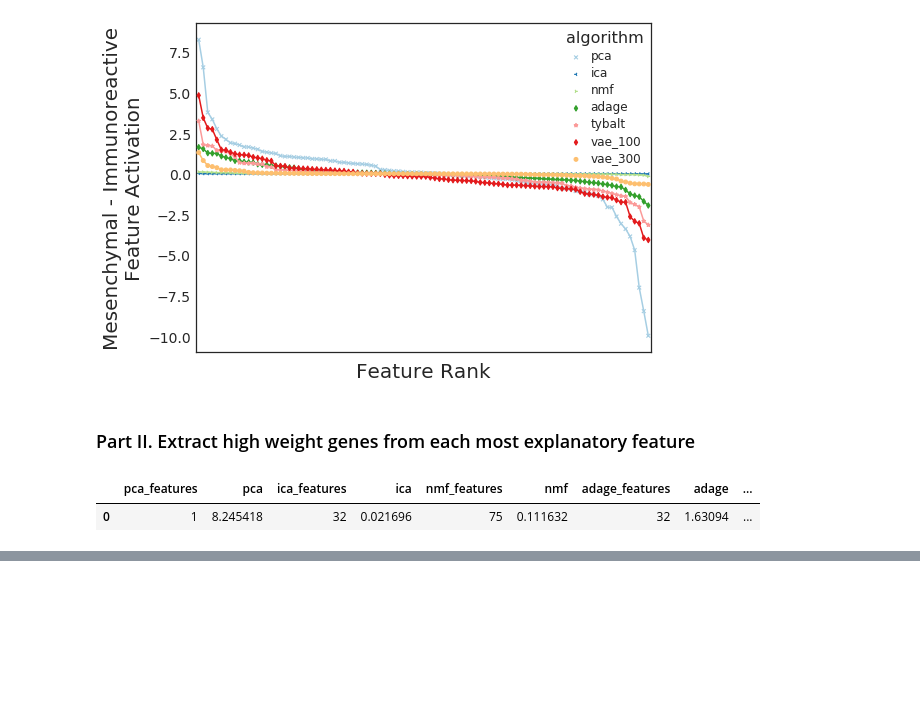
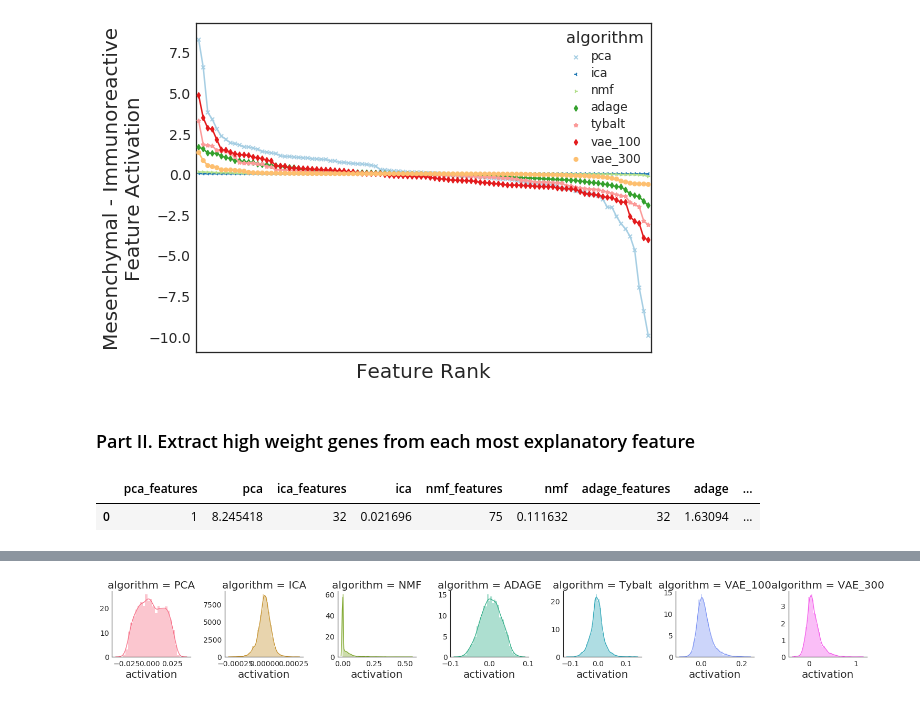
Before and after one commit to greenelab/vae_pancancer, a Jupyter notebook: latent_space_comparison.ipynb, the cells around one changed output, grey strips where cells are left out. Cells and saved outputs as stored; diff of their text form; code cells hidden in the pictures; blank space fills up the shorter version.

Commit message:
address reviewer comments
main change is the addition of a feature distribution plot

```diff
--- a/latent_space_comparison.ipynb
+++ b/latent_space_comparison.ipynb
@@ -94,7 +94,7 @@ def ov_subtraction(ov_mean_df, subtype_tuple, algorithm):
     ov_mean_df - DataFrame indicating the mean vector representation of ovarian cancer subtypes
     subtype_tuple - a tuple storing two strings indicating the subtraction to perform
                     select two: 'Mesenchymal', 'Proliferative', 'Immunoreactive', or 'Differentated'
-    algorithm - a string indicating the algorithm used. Will form the c
+    algorithm - a string indicating the algorithm used. Will form the column names in the output
 
     Output:
     A ranking of encoded feature differences
@@ -275,11 +292,25 @@ tybalt_node = latent_space_df.loc[0, 'tybalt_features']
 vae_100_node = latent_space_df.loc[0, 'vae_100_features']
 vae_300_node = latent_space_df.loc[0, 'vae_300_features']
 
-# Output the high weight genes
-pca_genes = get_high_weight_genes(pca_feature_df, pca_node, output_file=pca_out_genes)
-ica_genes = get_high_weight_genes(ica_feature_df, ica_node, output_file=ica_out_genes)
-nmf_genes = get_high_weight_genes(nmf_feature_df, nmf_node, output_file=nmf_out_genes)
-adage_genes = get_high_weight_genes(adage_feature_df, adage_node, output_file=adage_out_genes)
-tybalt_genes = get_high_weight_genes(tybalt_feature_df, tybalt_node, output_file=tybalt_out_genes)
-vae_100_genes = get_high_weight_genes(vae_tl_feature_df, vae_100_node, output_file=vae_100_out_genes)
-vae_300_genes = get_high_weight_genes(vae_tl300_feature_df, vae_300_node, output_file=vae_300_out_genes)
+# For this analysis, only output the positive high weight genes
+pca_genes = get_high_weight_genes(pca_feature_df, pca_node, algorithm='PCA',
+                                  output_file=pca_out_genes)
+ica_genes = get_high_weight_genes(ica_feature_df, ica_node, algorithm='ICA',
+                                  output_file=ica_out_genes)
+nmf_genes = get_high_weight_genes(nmf_feature_df, nmf_node, algorithm='NMF',
+                                  output_file=nmf_out_genes)
+adage_genes = get_high_weight_genes(adage_feature_df, adage_node, algorithm='ADAGE',
+                                    output_file=adage_out_genes)
+tybalt_genes = get_high_weight_genes(tybalt_feature_df, tybalt_node, algorithm='Tybalt',
+                                     output_file=tybalt_out_genes)
+vae_100_genes = get_high_weight_genes(vae_tl_feature_df, vae_100_node, algorithm='VAE_100',
+                                      output_file=vae_100_out_genes)
+vae_300_genes = get_high_weight_genes(vae_tl300_feature_df, vae_300_node, algorithm='VAE_300',
+                                      output_file=vae_300_out_genes)
+# %%
+feature_activation_df = pd.concat([pca_genes[1], ica_genes[1],
+                                   nmf_genes[1], adage_genes[1],
+                                   tybalt_genes[1], vae_100_genes[1],
+                                   vae_300_genes[1]], axis=0)
+print(feature_activation_df.shape)
+feature_activation_df.head(5)
@@ -285,0 +325,6 @@ vae_300_genes = get_high_weight_genes(vae_tl300_feature_df, vae_300_node, output
+# %%
+# Visualize distribution of features to assess normality
+g = sns.FacetGrid(feature_activation_df, col='algorithm', sharex=False, sharey=False, hue='algorithm')
+g.map(sns.distplot, 'activation');
+# %% [output]
+[figure, added]
```
Also changed, not shown: parts of 4 cells of this notebook, 1 other file.
